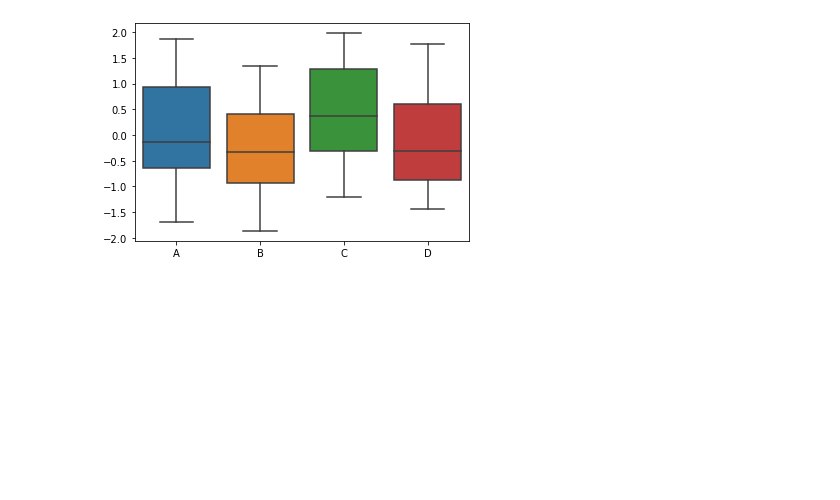
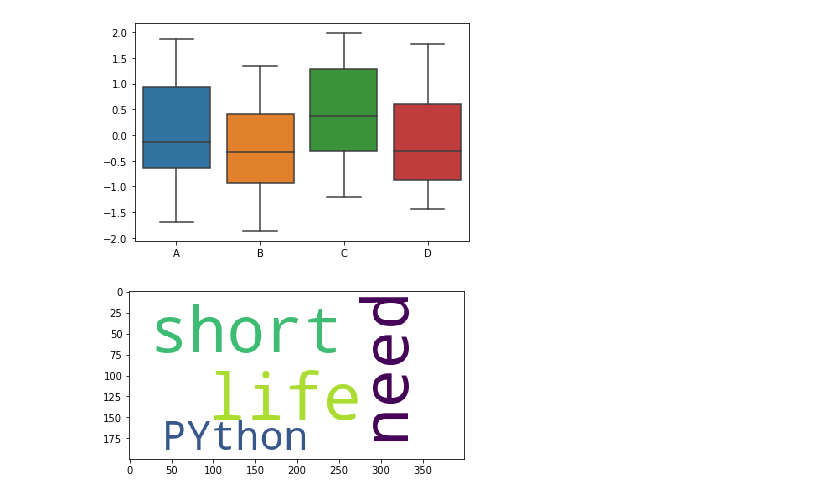
Before and after one commit to Beytab/RS6, a Jupyter notebook: L3/pythonEDA/pythonEDA.ipynb, the cells around one changed output. Saved outputs shown, nothing was run; the diff lists cells and outputs as text; code cells hidden in the pictures; blank space fills up the shorter version.

Commit message:
finish wordcloud

```diff
--- a/L3/pythonEDA/pythonEDA.ipynb
+++ b/L3/pythonEDA/pythonEDA.ipynb
@@ -135,3 +135,15 @@ box_plot()
 # %% [output]
 [figure]
 [figure]
+# %%
+import wordcloud
+import matplotlib.pyplot as plt
+txt = 'life is short,I need PYthon'
+w = wordcloud.WordCloud(\
+                       background_color='white')
+w.generate(txt)
+# w.to_file('wd.png')
+plt.imshow(w)
+plt.show()
+# %% [output]
+[figure, added]
```
Also changed, not shown: parts of 1 cell of this notebook, 10 other files.
